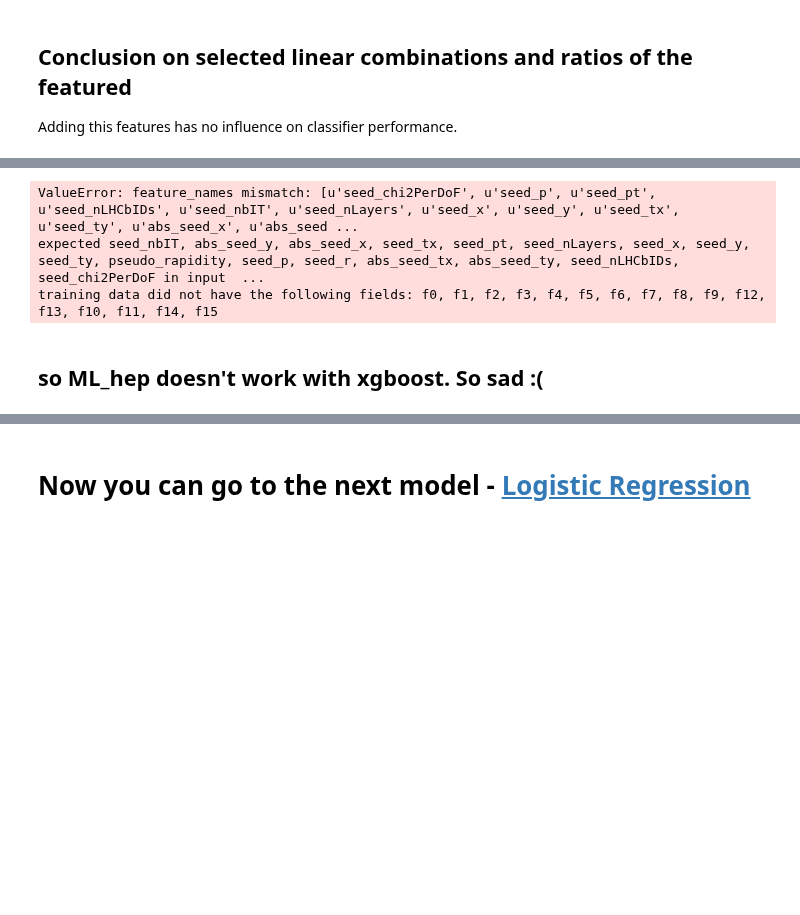
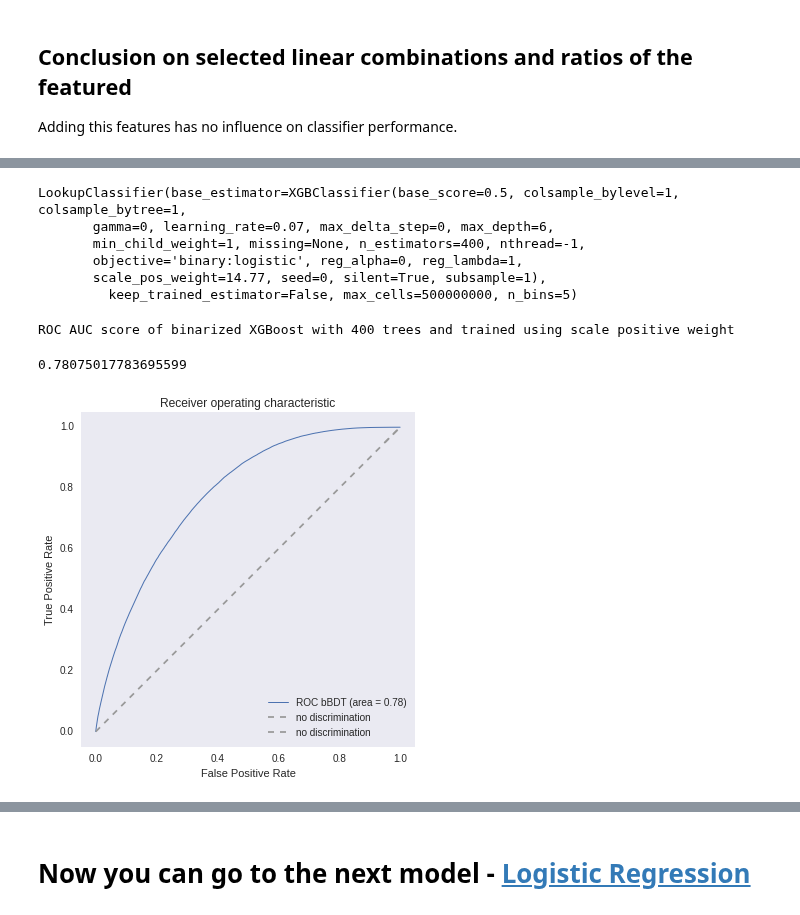
Before and after one commit to adendek/DownstreamTracking, a Jupyter notebook: SeedClasifier/BDT-XGBoost.ipynb, the cells around one changed output, grey strips where cells are left out. Cells and saved outputs as stored; diff of their text form; code cells hidden in the pictures; blank space fills up the shorter version.

```diff
--- a/SeedClasifier/BDT-XGBoost.ipynb
+++ b/SeedClasifier/BDT-XGBoost.ipynb
@@ -808,0 +725,2 @@ Speedup the classifier
+# %%
+new_features = new_features.drop(["seed_x","seed_y","seed_ty","seed_tx", "seed_p"], axis=1).astype(numpy.float64)
@@ -809,16 +736,38 @@ Speedup the classifier
 # %%
-train_X, test_X, train_Y, test_Y = train_test_split(new_features, target, random_state=42,train_size=0.5 )
+train_X, test_X, train_Y, test_Y = train_test_split(new_features, target, random_state=42,train_size=0.7 )
 
-base_classifier = xgb.XGBClassifier(n_estimators=400, learning_rate=0.07 ,scale_pos_weight=ratio_ghost_to_good)
-classifier = LookupClassifier(base_estimator=base_classifier, keep_trained_estimator=False)
+n_bins = 5
+
+base_classifier = xgb.XGBClassifier(n_estimators=400, learning_rate=0.07 ,scale_pos_weight=ratio_ghost_to_good, max_depth=6)
+classifier = LookupClassifier(base_estimator=base_classifier, n_bins=n_bins, keep_trained_estimator=False)
 classifier.fit(train_X, train_Y)
 # %% [output]
-ValueError: feature_names mismatch: [u'seed_chi2PerDoF', u'seed_p', u'seed_pt', u'seed_nLHCbIDs', u'seed_nbIT', u'seed_nLayers', u'seed_x', u'seed_y', u'seed_tx', u'seed_ty', u'abs_seed_x', u'abs_seed ...
-expected seed_nbIT, abs_seed_y, abs_seed_x, seed_tx, seed_pt, seed_nLayers, seed_x, seed_y, seed_ty, pseudo_rapidity, seed_p, seed_r, abs_seed_tx, abs_seed_ty, seed_nLHCbIDs, seed_chi2PerDoF in input  ...
-training data did not have the following fields: f0, f1, f2, f3, f4, f5, f6, f7, f8, f9, f12, f13, f10, f11, f14, f15
+LookupClassifier(base_estimator=XGBClassifier(base_score=0.5, colsample_bylevel=1, colsample_bytree=1,
+       gamma=0, learning_rate=0.07, max_delta_step=0, max_depth=6,
+       min_child_weight=1, missing=None, n_estimators=400, nthread=-1,
+       objective='binary:logistic', reg_alpha=0, reg_lambda=1,
+       scale_pos_weight=14.77, seed=0, silent=True, subsample=1),
+         keep_trained_estimator=False, max_cells=500000000, n_bins=5)
-# %% [markdown]
-so ML_hep doesn't work with xgboost.  So sad :(
----------
 # %%
 print "ROC AUC score of binarized XGBoost with 400 trees and trained using scale positive weight"
 roc_auc_score(test_Y, classifier.predict_proba(test_X)[:, 1])
+# %% [output]
+ROC AUC score of binarized XGBoost with 400 trees and trained using scale positive weight
+0.78075017783695599
+# %%
+plt.figure(figsize=[6, 6])
+fpr, tpr, thresholds = roc_curve(test_Y, classifier.predict_proba(test_X)[:, 1])
+roc_auc = auc(fpr, tpr)
+plt.plot(fpr, tpr, lw=1, label='ROC bBDT (area = %0.2f)'%(roc_auc))
+plt.plot([0, 1], [0, 1], '--', color=(0.6, 0.6, 0.6), label='no discrimination')
+plt.plot([0.95, 1], [0.95, 1], '--', color=(0.6, 0.6, 0.6), label='no discrimination')
+plt.xlim([-0.05, 1.05])
+plt.ylim([-0.05, 1.05])
+plt.xlabel('False Positive Rate')
+plt.ylabel('True Positive Rate')
+plt.title('Receiver operating characteristic')
+plt.legend(loc="lower right")
+plt.grid()
+plt.show()
+# %% [output]
+[figure, added]
```
Also changed, not shown: parts of 34 cells of this notebook.
